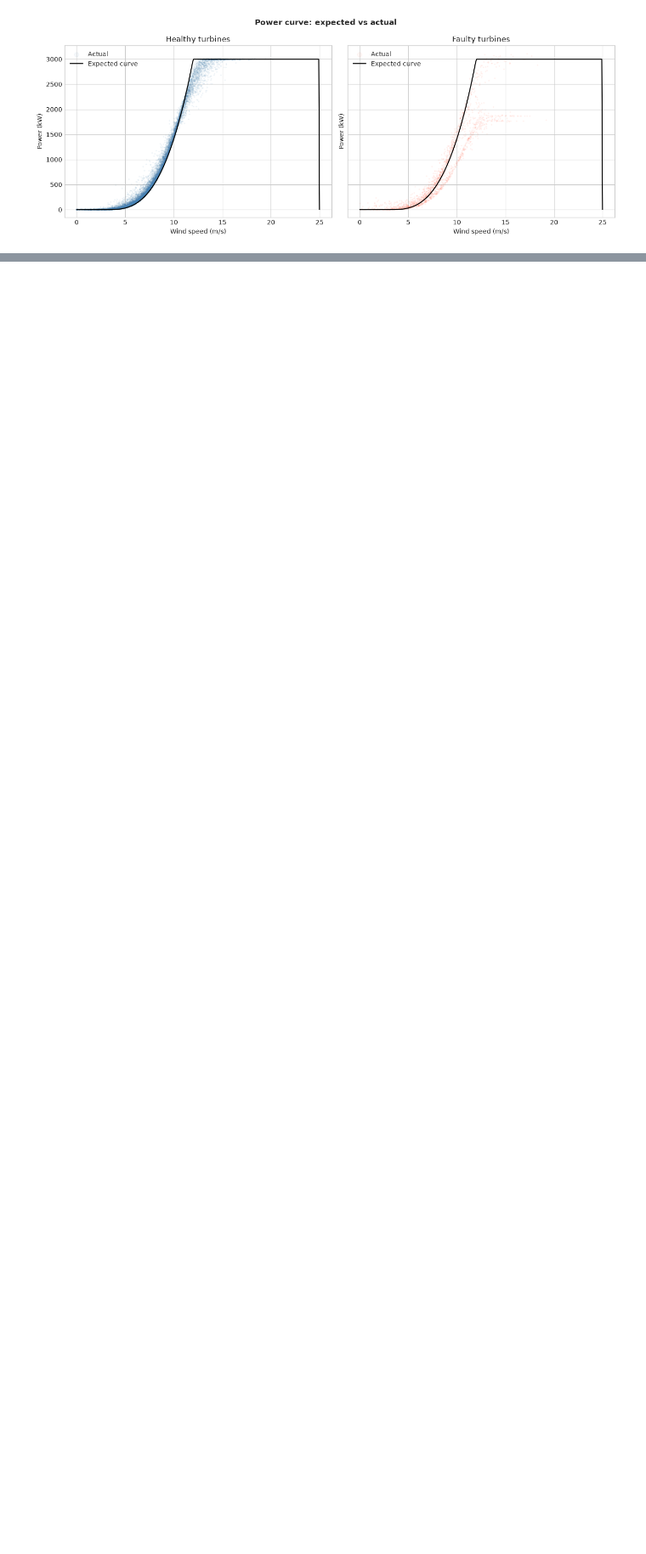
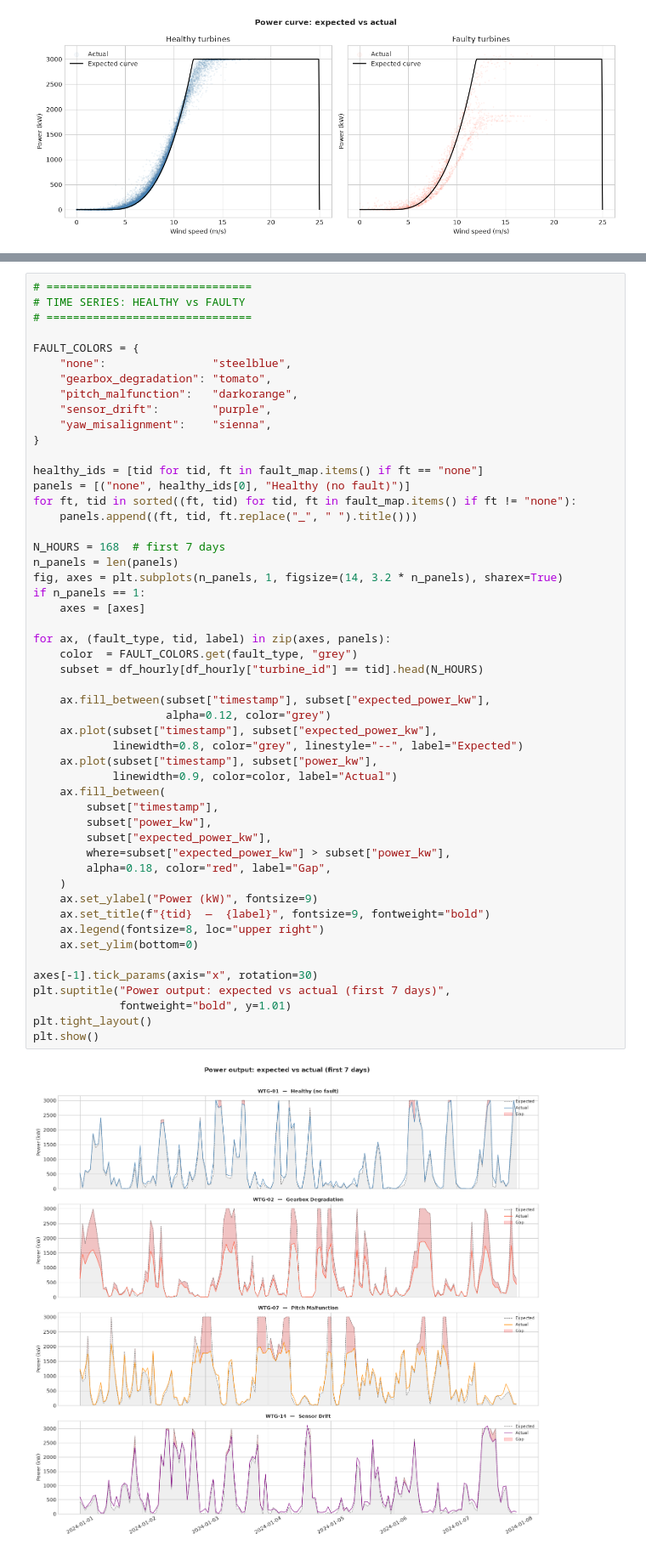
Before and after one commit to AdriARE/windops-ai-copilot, a Jupyter notebook: notebooks/01_eda_demo_data.ipynb, the cells around one changed output, grey strips where cells are left out. Shown at 85% size. Saved outputs shown, nothing was run; the diff lists cells and outputs as text; blank space fills up the shorter version.

```diff
--- a/notebooks/01_eda_demo_data.ipynb
+++ b/notebooks/01_eda_demo_data.ipynb
@@ -176,3 +292,56 @@ plt.show()
+# %%
+# ===============================
+# TIME SERIES: HEALTHY vs FAULTY
+# ===============================
+
+FAULT_COLORS = {
+    "none":                "steelblue",
+    "gearbox_degradation": "tomato",
+    "pitch_malfunction":   "darkorange",
+    "sensor_drift":        "purple",
+    "yaw_misalignment":    "sienna",
+}
+
+healthy_ids = [tid for tid, ft in fault_map.items() if ft == "none"]
+panels = [("none", healthy_ids[0], "Healthy (no fault)")]
+for ft, tid in sorted((ft, tid) for tid, ft in fault_map.items() if ft != "none"):
+    panels.append((ft, tid, ft.replace("_", " ").title()))
+
+N_HOURS = 168  # first 7 days
+n_panels = len(panels)
+fig, axes = plt.subplots(n_panels, 1, figsize=(14, 3.2 * n_panels), sharex=True)
+if n_panels == 1:
+    axes = [axes]
+
+for ax, (fault_type, tid, label) in zip(axes, panels):
+    color  = FAULT_COLORS.get(fault_type, "grey")
+    subset = df_hourly[df_hourly["turbine_id"] == tid].head(N_HOURS)
+
+    ax.fill_between(subset["timestamp"], subset["expected_power_kw"],
+                    alpha=0.12, color="grey")
+    ax.plot(subset["timestamp"], subset["expected_power_kw"],
+            linewidth=0.8, color="grey", linestyle="--", label="Expected")
+    ax.plot(subset["timestamp"], subset["power_kw"],
+            linewidth=0.9, color=color, label="Actual")
+    ax.fill_between(
+        subset["timestamp"],
+        subset["power_kw"],
+        subset["expected_power_kw"],
+        where=subset["expected_power_kw"] > subset["power_kw"],
+        alpha=0.18, color="red", label="Gap",
+    )
+    ax.set_ylabel("Power (kW)", fontsize=9)
+    ax.set_title(f"{tid}  —  {label}", fontsize=9, fontweight="bold")
+    ax.legend(fontsize=8, loc="upper right")
+    ax.set_ylim(bottom=0)
+
+axes[-1].tick_params(axis="x", rotation=30)
+plt.suptitle("Power output: expected vs actual (first 7 days)",
+             fontweight="bold", y=1.01)
+plt.tight_layout()
+plt.show()
+# %% [output]
+[figure, added]
 # %% [markdown]
 ## 5. Power Gap by Turbine
 
```
Also changed, not shown: parts of 9 cells of this notebook.
